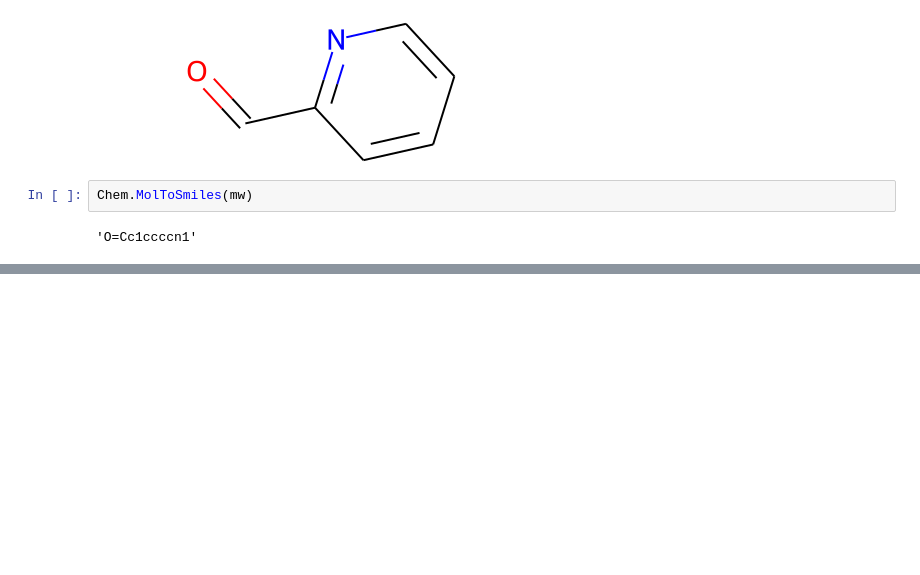
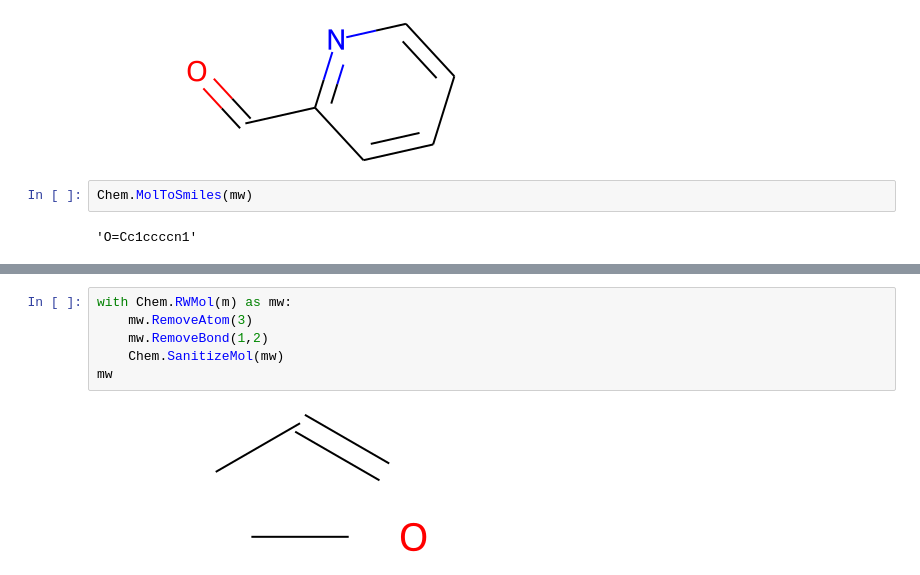
Before and after one commit to bertiewooster/RDKit-playing, a Jupyter notebook: tutorial_examples.ipynb, the cells around one changed output, grey strips where cells are left out. Cells and saved outputs as stored; diff of their text form; blank space fills up the shorter version.

```diff
--- a/tutorial_examples.ipynb
+++ b/tutorial_examples.ipynb
@@ -482,0 +499,8 @@ Chem.MolToSmiles(mw)
+# %%
+with Chem.RWMol(m) as mw:
+    mw.RemoveAtom(3)
+    mw.RemoveBond(1,2)
+    Chem.SanitizeMol(mw)
+mw
+# %% [output]
+[figure, added]
```
Also changed, not shown: parts of 10 cells of this notebook.
